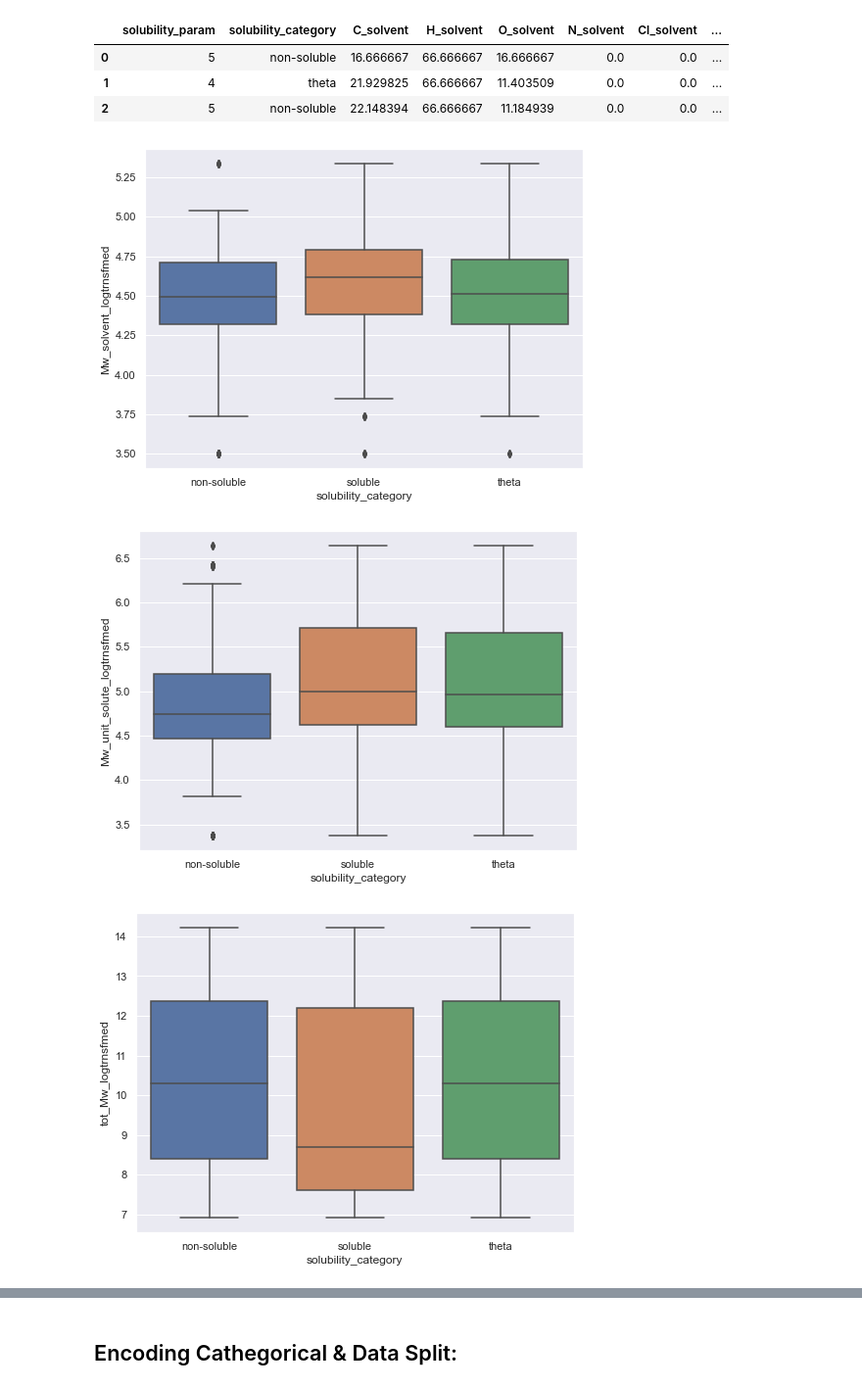
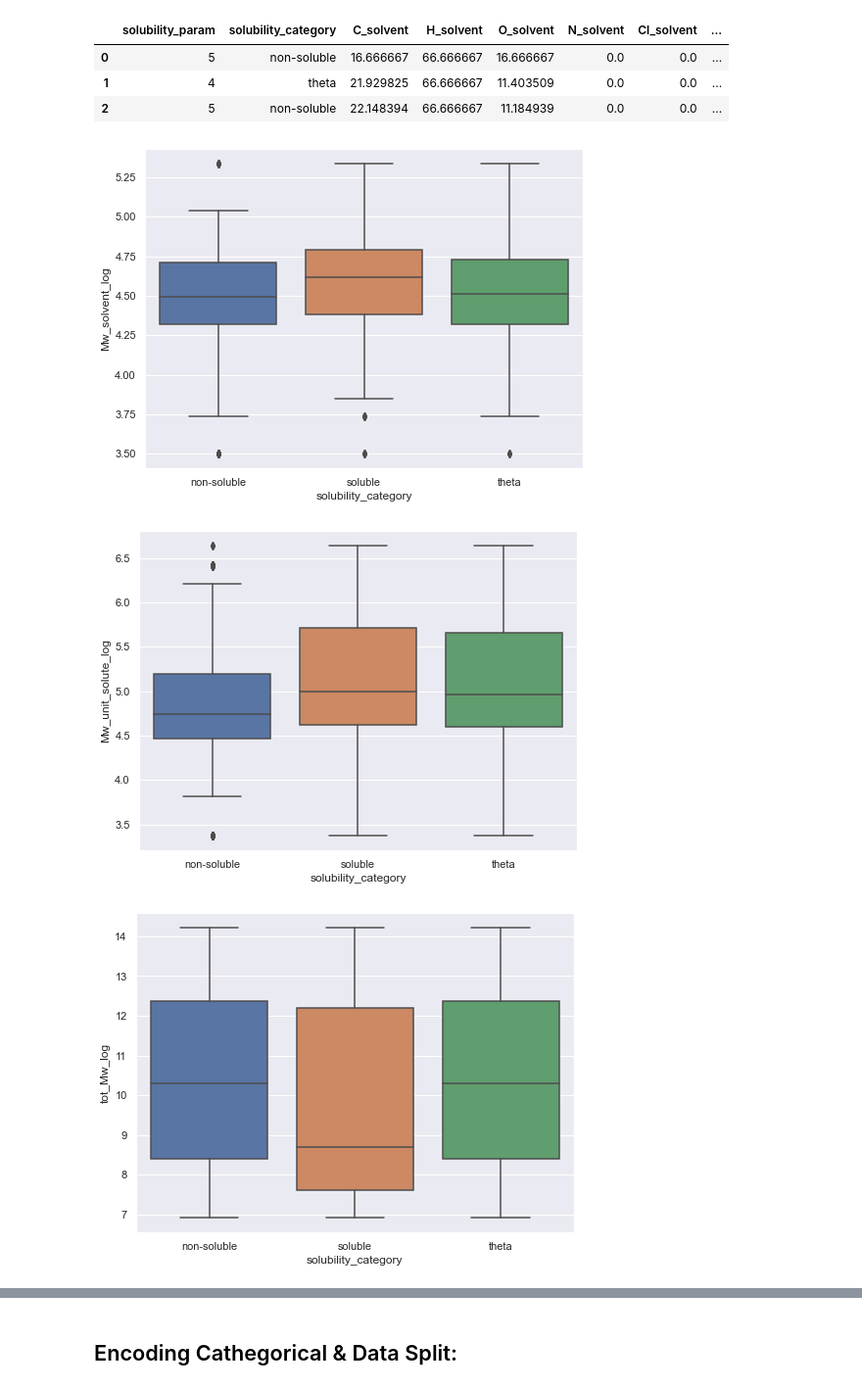
Before and after one commit to InnaG33/dissolve_me, a Jupyter notebook: solubility_model.ipynb, the cells around one changed output, grey strips where cells are left out. Shown at 98% size. Drawn from its saved outputs; the diff is of its cells as text; code cells hidden in the pictures.

Commit message:
updating model tune

```diff
--- a/solubility_model.ipynb
+++ b/solubility_model.ipynb
@@ -738,7 +738,7 @@ plt.show()
 #### Insights:
  - `H_solute correlates with O_solte, and also with the Mw_unit_solte, so that can be dropped`
 # %%
-model_df1.drop(['H_solute'], axis=1, inplace=True)
+#model_df2=model_df1.drop(['H_solute'], axis=1)
 # %% [markdown]
 ### Data Transformation & Scaling
 # %%
@@ -752,10 +750,12 @@ FunctionTransformer(func=<ufunc 'log1p'>)
 # %%
 # Log Transform the molecular weights
+model_df3=model_df1.copy()
 
 for i in ['Mw_solvent', 'Mw_unit_solute', 'tot_Mw']:
-    model_df1[i+'_logtrnsfmed'] = log_transformer.fit_transform(model_df1[[i]])
+    model_df3[i+'_log']=np.log1p(model_df3[i])
+    model_df3.drop(i, axis=1, inplace=True)
 
-model_df1.head(3)
+model_df3.head(3)
 # %% [output]
 |  | solubility_param | solubility_category | C_solvent | H_solvent | O_solvent | N_solvent | Cl_solvent | ... |
 | 0 | 5 | non-soluble | 16.666667 | 66.666667 | 16.666667 | 0.0 | 0.0 | ... |
@@ -763,10 +763,10 @@ model_df1.head(3)
 | 2 | 5 | non-soluble | 22.148394 | 66.666667 | 11.184939 | 0.0 | 0.0 | ... |
 # %%
 sns.set(rc={'figure.figsize':(8,6)})
-for i in ['Mw_solvent_logtrnsfmed', 'Mw_unit_solute_logtrnsfmed', 'tot_Mw_logtrnsfmed']:
-    sns.boxplot(x='solubility_category',y=i, data=model_df1)
+for i in ['Mw_solvent_log', 'Mw_unit_solute_log', 'tot_Mw_log']:
+    sns.boxplot(x='solubility_category',y=i, data=model_df3)
     plt.show()
 # %% [output]
-[figure, old version]
+[figure, new version]
-[figure, old version]
+[figure, new version]
-[figure, old version]
+[figure, new version]
```
Also changed, not shown: parts of 25 cells of this notebook, 13 other files.
